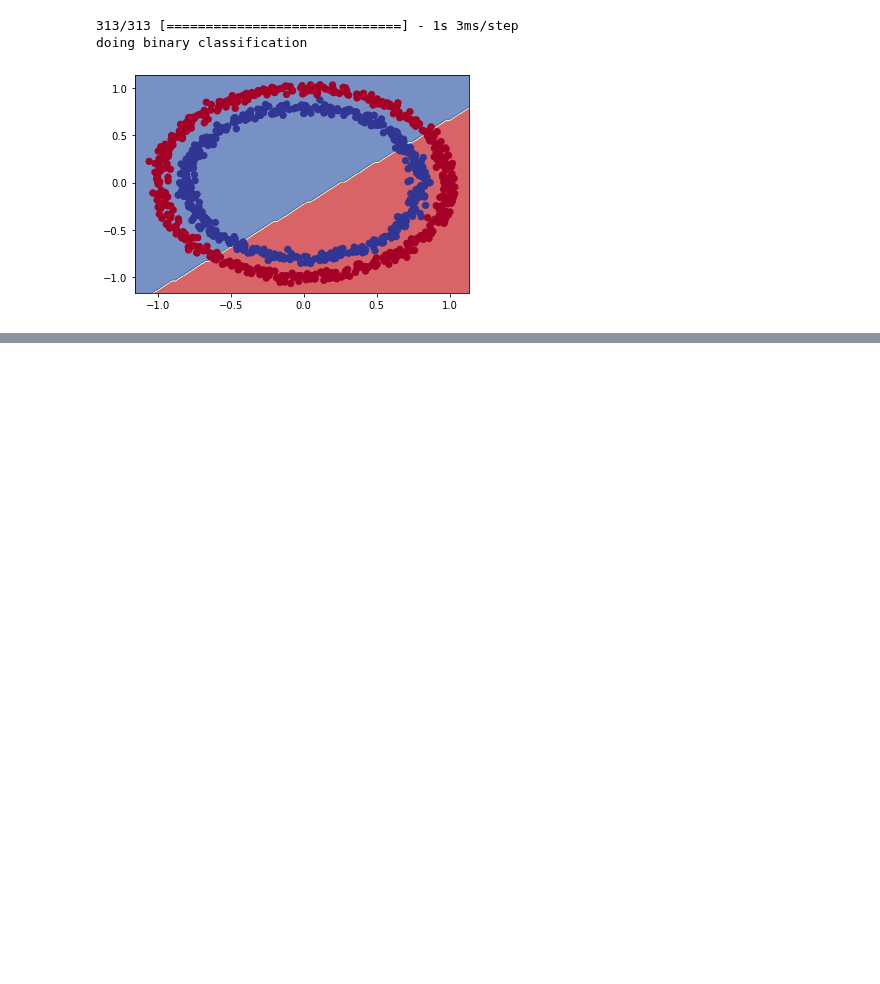
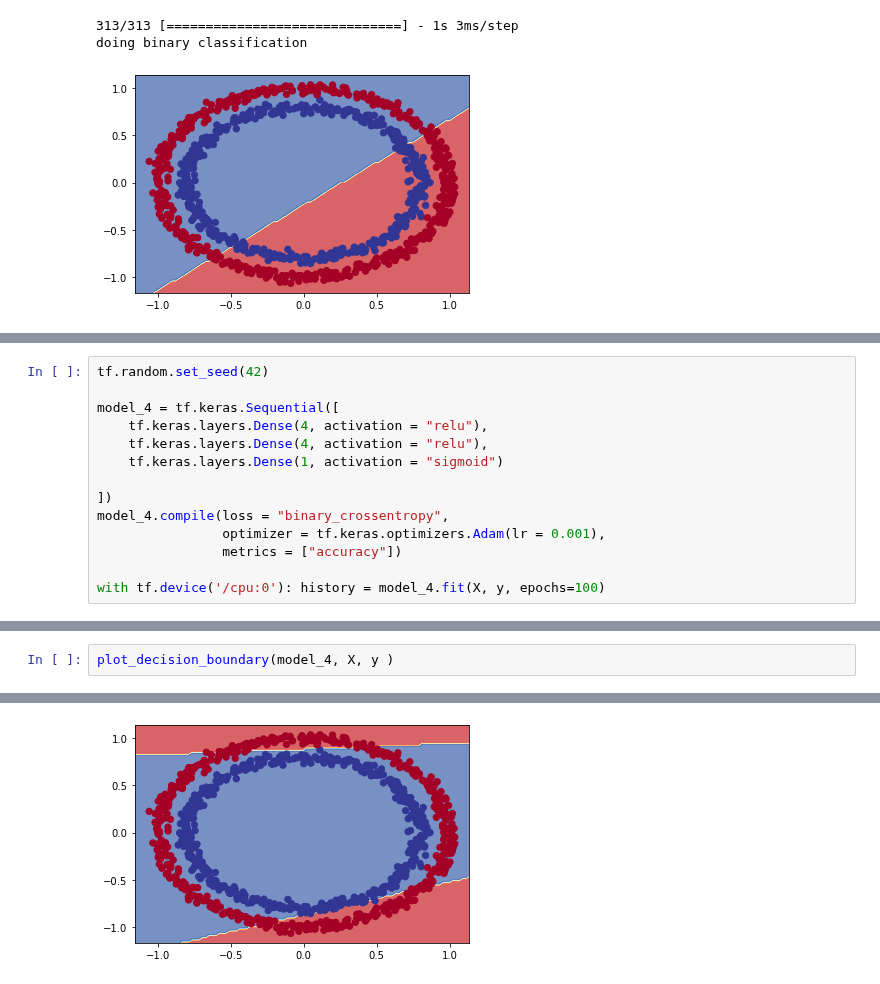
Before and after one commit to Janadhi14/tensorflow-test, a Jupyter notebook: Classification.ipynb, the cells around one changed output, grey strips where cells are left out. Cells and saved outputs as stored; diff of their text form; blank space fills up the shorter version.

```diff
--- a/Classification.ipynb
+++ b/Classification.ipynb
@@ -308,0 +398,14 @@ Epoch 100/100
+# %%
+tf.random.set_seed(42)
+
+model_4 = tf.keras.Sequential([
+    tf.keras.layers.Dense(4, activation = "relu"),
+    tf.keras.layers.Dense(4, activation = "relu"),
+    tf.keras.layers.Dense(1, activation = "sigmoid")
+
+])
+model_4.compile(loss = "binary_crossentropy",
+                optimizer = tf.keras.optimizers.Adam(lr = 0.001),
+                metrics = ["accuracy"])
+
+with tf.device('/cpu:0'): history = model_4.fit(X, y, epochs=100)
@@ -308,0 +434,3 @@ Epoch 100/100
+# %%
+plot_decision_boundary(model_4, X, y )
+# %% [output]
@@ -308,0 +440 @@ Epoch 100/100
+[figure, added]
```
Also changed, not shown: parts of 15 cells of this notebook.
